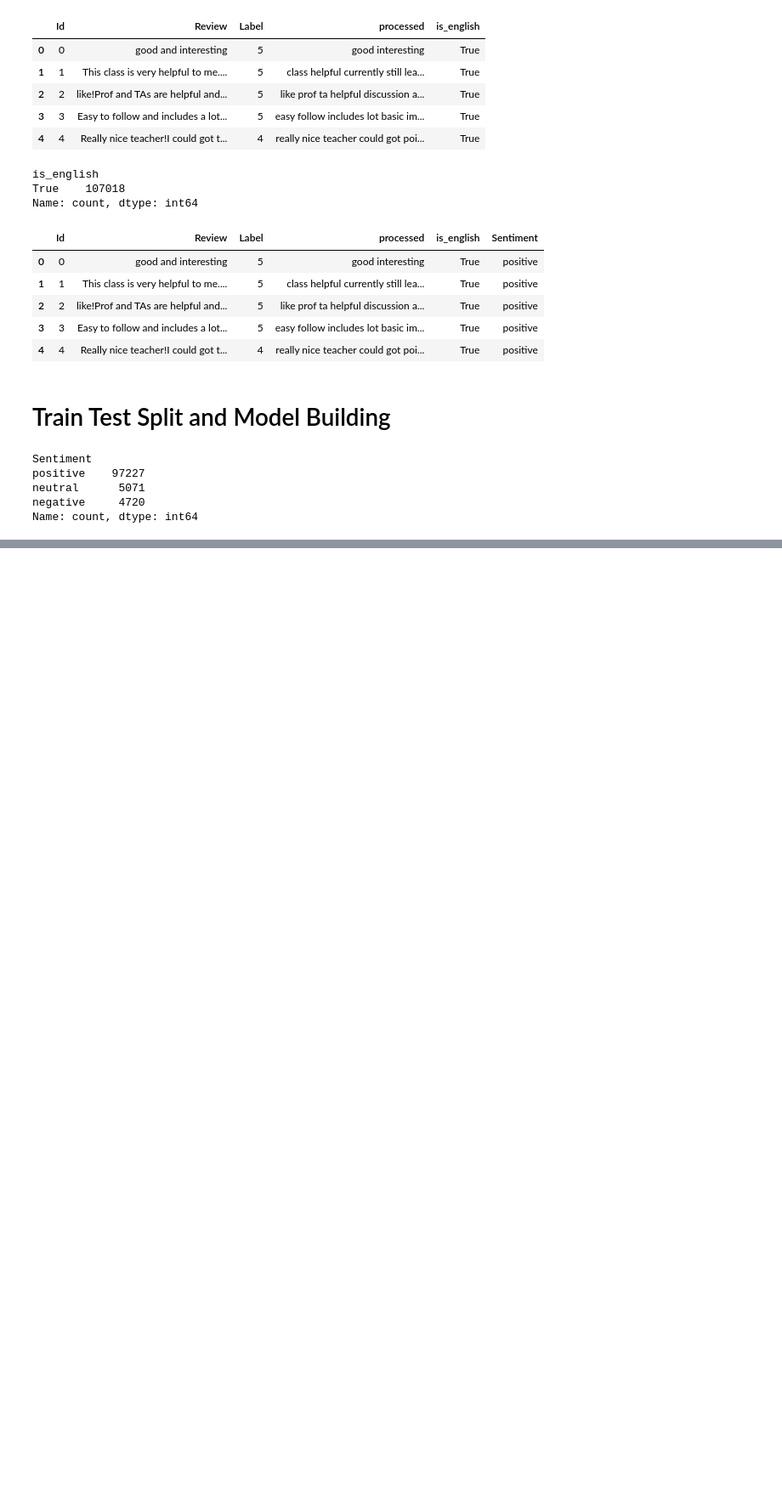
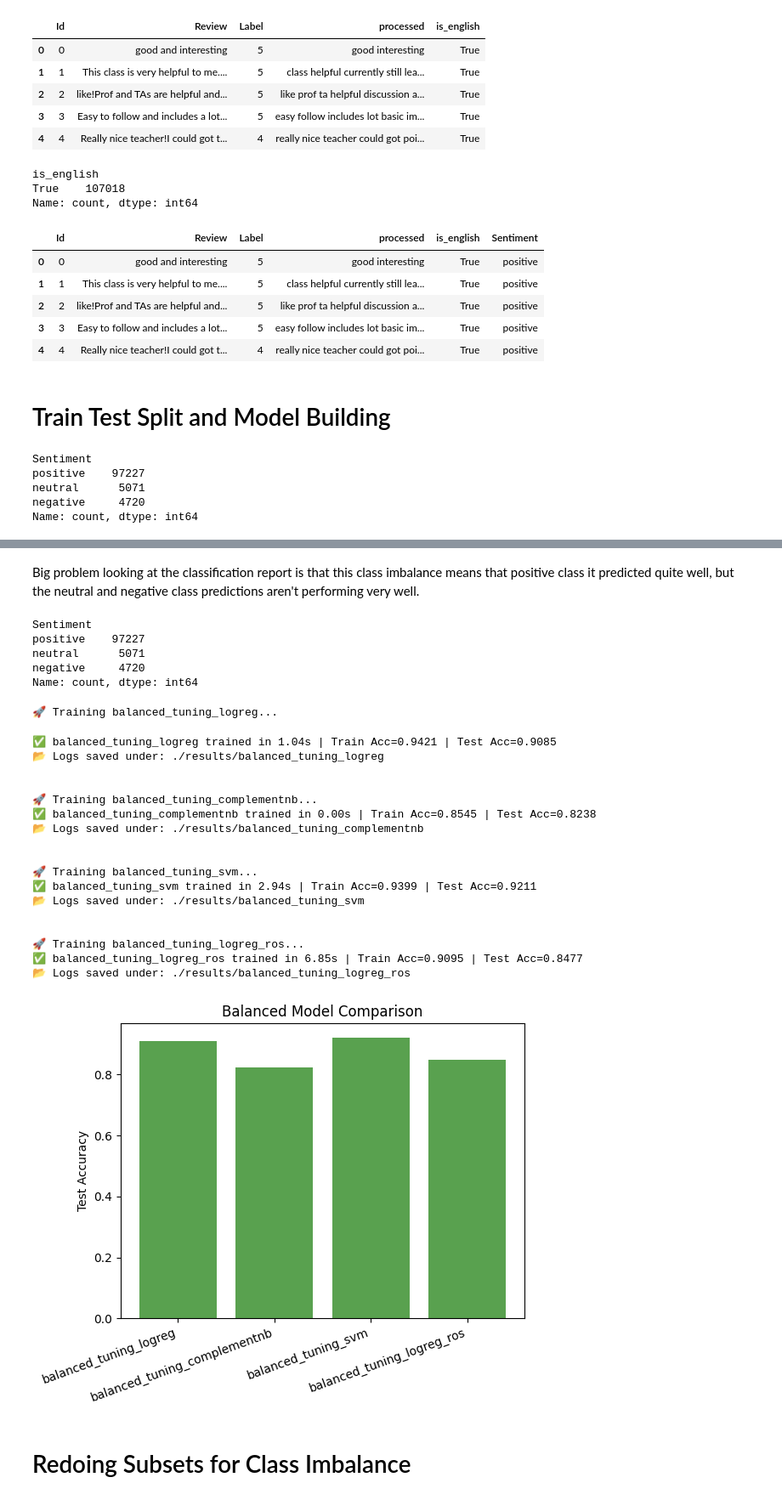
Before and after one commit to AlessandroGo/NLP_SA_ITRPA, a Jupyter notebook: preprocessing.ipynb, the cells around one changed output, grey strips where cells are left out. Shown at 85% size. Cells and saved outputs as stored; diff of their text form; code cells hidden in the pictures; blank space fills up the shorter version.

Commit message:
Balanced Data and Ran Models

```diff
--- a/preprocessing.ipynb
+++ b/preprocessing.ipynb
@@ -259 +253,11 @@ for name, model in models.items():
 📂 Logs saved under: ./results/Linear_SVM
+# %% [markdown]
+Big problem looking at the classification report is that this class imbalance means that positive class it predicted quite well, but the neutral and negative class predictions aren't performing very well.
+# %%
+df['Sentiment'].value_counts()
+# %% [output]
+Sentiment
+positive    97227
+neutral      5071
+negative     4720
+Name: count, dtype: int64
@@ -259,0 +382,44 @@ for name, model in models.items():
+# %%
+# Get target names
+target_names = ['negative','neutral','positive']
+
+# Get balanced models
+models = create_balanced_models()
+
+# Evaluate
+results = []
+for name, model in models.items():
+    res = evaluate_and_log_model(name, model, X_train, X_test, y_train, y_test, target_names)
+    results.append(res)
+
+# Compare test accuracies
+plt.figure(figsize=(6,5))
+plt.bar([r['name'] for r in results], [r['test_acc'] for r in results], color='#59a14f')
+plt.xticks(rotation=20, ha='right')
+plt.ylabel('Test Accuracy')
+plt.title('Balanced Model Comparison')
+plt.tight_layout()
+plt.savefig('./results/balanced_model_comparison.png', dpi=120)
+plt.show()
+# %% [output]
+🚀 Training balanced_tuning_logreg...
+✅ balanced_tuning_logreg trained in 1.04s | Train Acc=0.9421 | Test Acc=0.9085
+📂 Logs saved under: ./results/balanced_tuning_logreg
+
+
+🚀 Training balanced_tuning_complementnb...
+✅ balanced_tuning_complementnb trained in 0.00s | Train Acc=0.8545 | Test Acc=0.8238
+📂 Logs saved under: ./results/balanced_tuning_complementnb
+
+
+🚀 Training balanced_tuning_svm...
+✅ balanced_tuning_svm trained in 2.94s | Train Acc=0.9399 | Test Acc=0.9211
+📂 Logs saved under: ./results/balanced_tuning_svm
+
+
+🚀 Training balanced_tuning_logreg_ros...
+✅ balanced_tuning_logreg_ros trained in 6.85s | Train Acc=0.9095 | Test Acc=0.8477
+📂 Logs saved under: ./results/balanced_tuning_logreg_ros
+[figure, added]
+# %% [markdown]
+# Redoing Subsets for Class Imbalance
```
Also changed, not shown: parts of 9 cells of this notebook, 25 other files.
